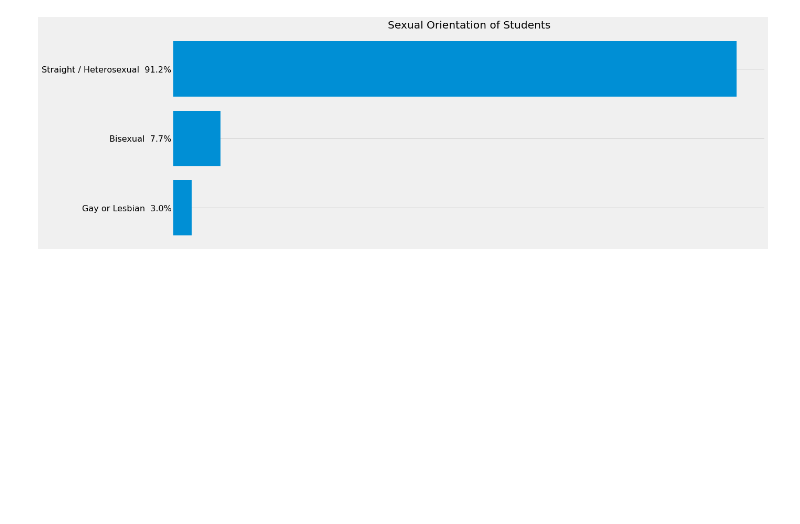
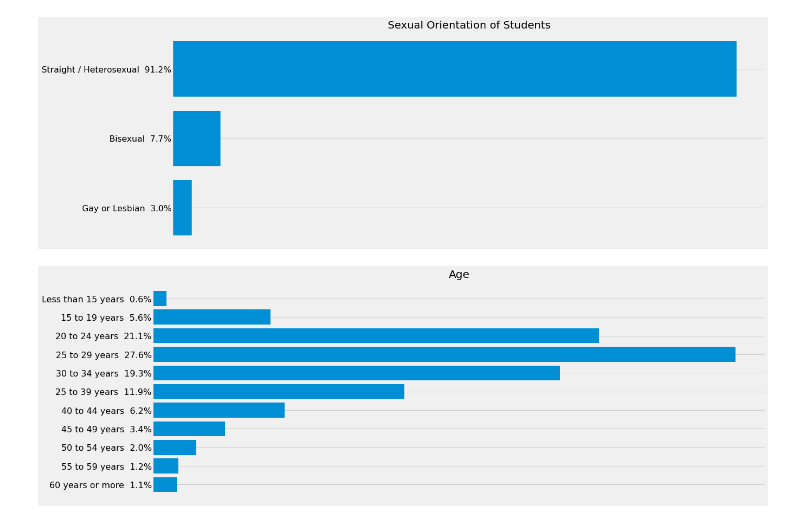
Before and after one commit to qristinius/Stackoverflow-Survey-2019, a Jupyter notebook: dev_survey_results_2019.ipynb, the cells around one changed output. Saved outputs shown, nothing was run; the diff lists cells and outputs as text; code cells hidden in the pictures; blank space fills up the shorter version.

```diff
--- a/dev_survey_results_2019.ipynb
+++ b/dev_survey_results_2019.ipynb
@@ -704,3 +704,80 @@ list_sorter_counter(Sexual_orientation_students)
 Build_Barh_sizes(key_Phrases, Quantity, Sexual_orientation_students, "fivethirtyeight", False , (18,7), "Sexual Orientation of Students")
 # %% [output]
 [figure]
+# %%
+age = data["Age"]
+age.dropna(inplace = True)
+
+def logics_for_ages(age):
+    #ვქმნი ცარიელ სიებს წლებით დაყოფის მიხედვით რომელსაც მერე ლოგიკით დავამატებ სხვადსხვა მონაცემებს
+    less_than_15 = []
+    fifteen_to_19 = []
+    twenty_to_24 = []
+    twentyfive_to_29 = []
+    thirty_to_34 = []
+    thirtyfive_to_39 = []
+    fourty_to_44 = []
+    fourtyfive_to_49 = []
+    fifty_to_54 = []
+    fiftyfive_to_59 = []
+    more_than_60 = []
+
+    #თითოეულ სიას ვამატებ შესაბამის მონაცემს(იმედია სწორად)
+    for i in age:
+        if int(i) in list(range(0,15)):
+            less_than_15.append(i)
+        elif int(i) in list(range(15,20)):
+            fifteen_to_19.append(i)
+        elif int(i) in list(range(20,25)):
+            twenty_to_24.append(i)
+        elif int(i) in list(range(25,30)):
+            twentyfive_to_29.append(i)
+        elif int(i) in list(range (20,25)):
+            twenty_to_24.append(i)
+        elif int(i) in list(range(25,30)):
+            twentyfive_to_29.append(i)
+        elif int(i) in list(range (30,35)):
+            thirty_to_34.append(i)
+        elif int(i) in list(range (35,40)):
+            thirtyfive_to_39.append(i)
+        elif int(i) in list(range (40,45)):
+            fourty_to_44.append(i)
+        elif int(i) in list(range(45,50)):
+            fourtyfive_to_49.append(i)
+        elif int(i) in list(range(50,55)):
+            fifty_to_54.append(i)
+        elif int(i) in list(range(55,60)):
+            fiftyfive_to_59.append(i)
+        else:
+            more_than_60.append(i)
+
+    #ვიგებ ამ დამტებულიანების სიგრძეს რო გავიგო რამდენი მონაცემია თითოეულ სიაში
+    len_less_than_15 = len(less_than_15)
+    len_fifteen_to_19 = len(fifteen_to_19)
+    len_twenty_to_24 = len(twenty_to_24)
+    len_twentyfive_to_29 = len(twentyfive_to_29)
+    len_thirty_to_34 = len(thirty_to_34)
+    len_thirtyfive_to_39 = len(thirtyfive_to_39)
+    len_fourty_to_44 = len(fourty_to_44)
+    len_fourtyfive_to_49 = len(fourtyfive_to_49)
+    len_fifty_to_54 = len(fifty_to_54)
+    len_fiftyfive_to_59 = len(fiftyfive_to_59)
+    len_more_than_60 = len(more_than_60)
+
+    global key_Phrases
+    global Quantity
+
+    key_Phrases = ["Less than 15 years", "15 to 19 years", "20 to 24 years", "25 to 29 years", "30 to 34 years", "25 to 39 years",
+                 "40 to 44 years", "45 to 49 years", "50 to 54 years", "55 to 59 years", "60 years or more"]
+    Quantity = [len_less_than_15, len_fifteen_to_19, len_twenty_to_24, len_twentyfive_to_29, len_thirty_to_34, len_thirtyfive_to_39,
+               len_fourty_to_44, len_fourtyfive_to_49, len_fifty_to_54, len_fiftyfive_to_59, len_more_than_60 ]
+
+
+logics_for_ages(age)
+
+key_Phrases.reverse()
+Quantity.reverse()
+
+Build_Barh_sizes(key_Phrases, Quantity, age, "fivethirtyeight", False , (18,7), "Age")
+# %% [output]
+[figure, added]
```
